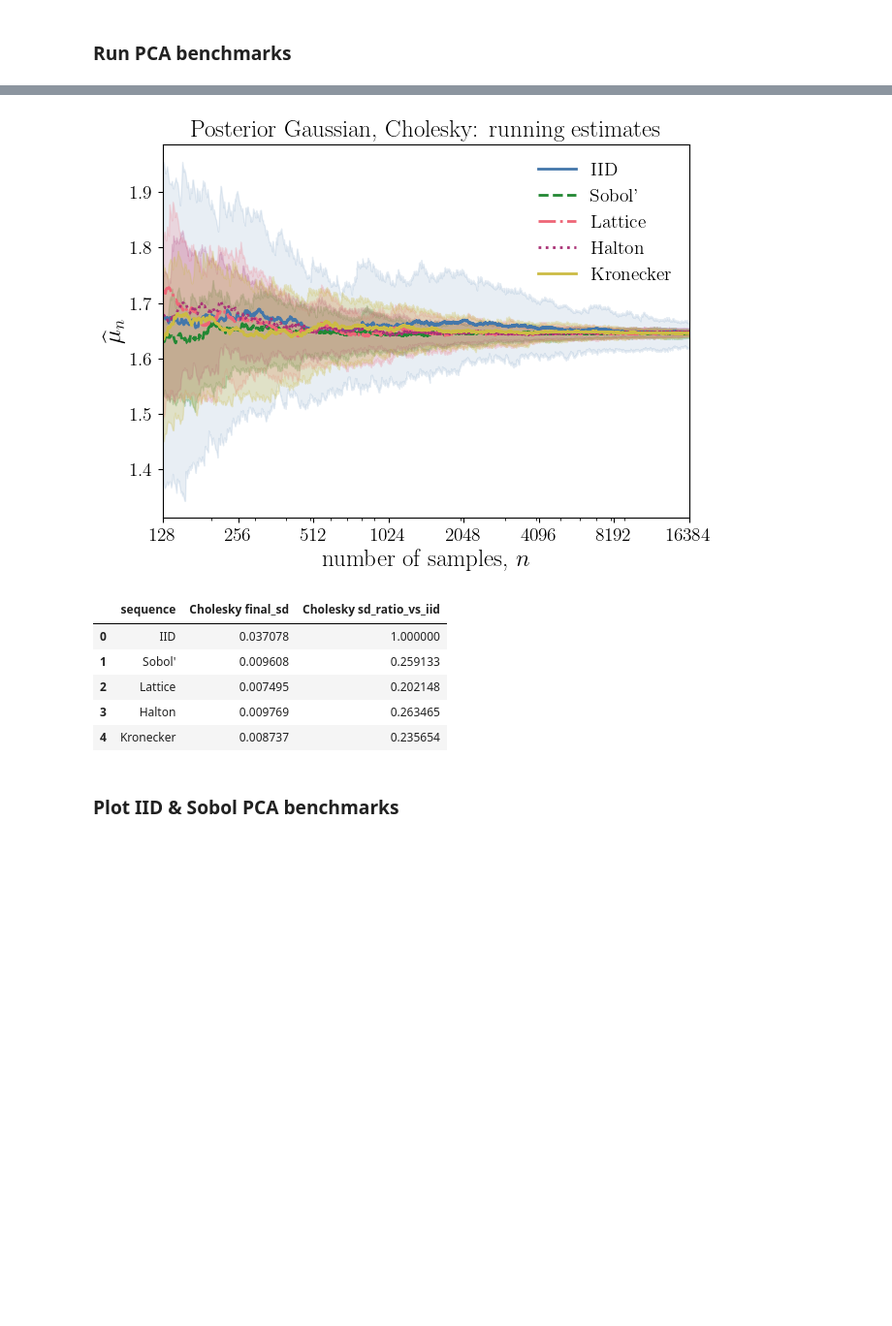
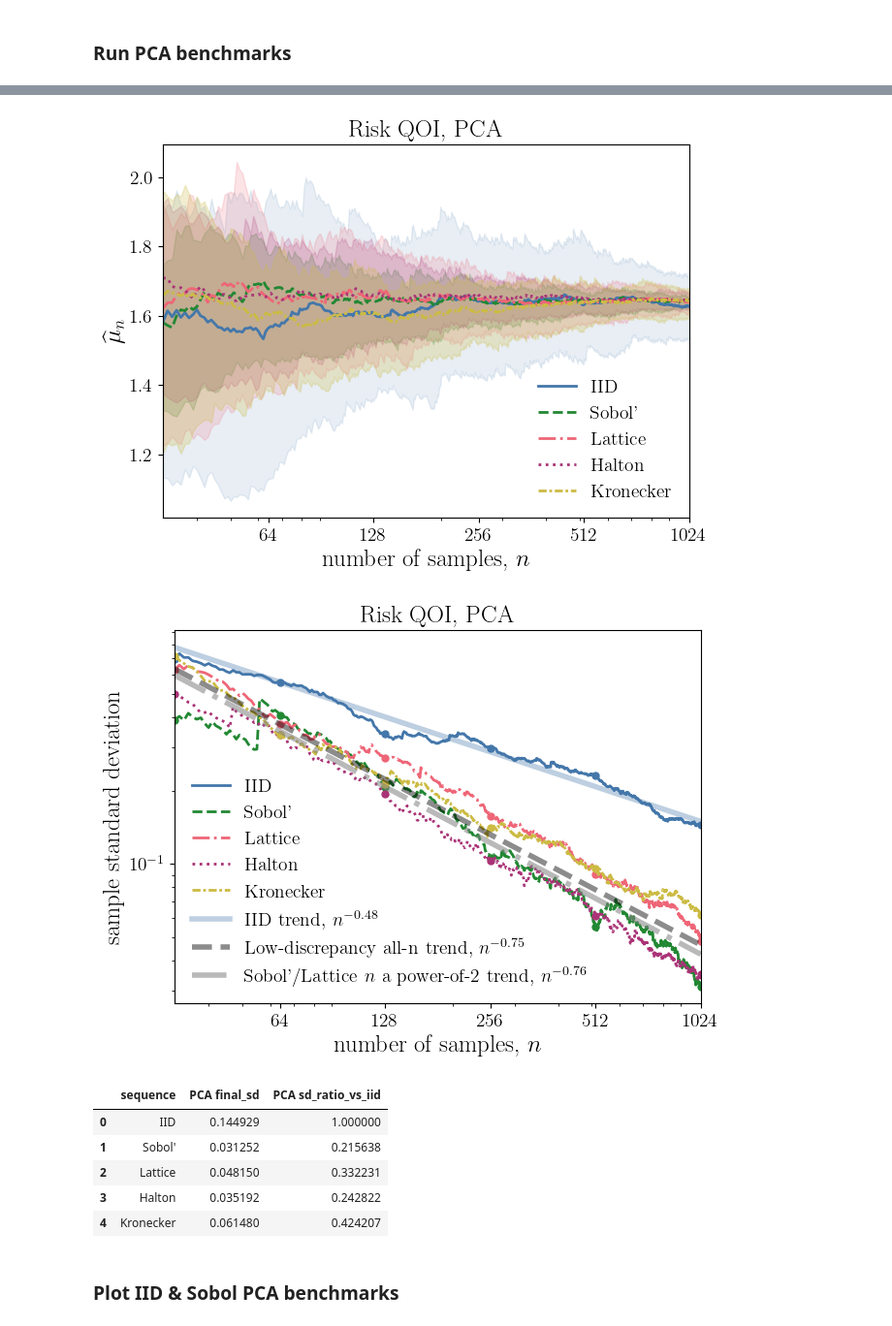
Before and after one commit to fjhickernell/MCQMC26, a Jupyter notebook: notebooks/MCQMC2026_UQ_Penalty_Example.ipynb, the cells around one changed output, grey strips where cells are left out. Shown at 97% size. Saved outputs shown, nothing was run; the diff lists cells and outputs as text; code cells hidden in the pictures; blank space fills up the shorter version.

```diff
--- a/notebooks/MCQMC2026_UQ_Penalty_Example.ipynb
+++ b/notebooks/MCQMC2026_UQ_Penalty_Example.ipynb
@@ -241,7 +262,7 @@ plt.show()
 # %% [markdown]
 ## Sequences
 # %%
-kron_vec = np.loadtxt("kron_vector_d-100_N-2exp20_2026_06_01.txt")
+kron_vec = np.loadtxt(GENVEC_DIR / "kron_vector_d-100_N-2exp20_2026_06_01.txt")
 sequences = {
     "iid": {
         "label": "IID",
@@ -275,7 +296,7 @@ sequences = {
         "label": "Kronecker",
         "distribution": lambda reps=None: qp.Kronecker(d_grid, randomize=True, replications=reps, generating_vector=kron_vec),
         "color": colors["yellow"],
-        "linestyle": "-",
+        "linestyle": (0, (3, 1, 1, 1)),
         "alpha": 0.25,
     },
 }
@@ -306,23 +327,20 @@ def risk_integrand_g(f_samples):
 # %%
 transforms = {
     "chol": {
-        "label": "Posterior Gaussian, Cholesky",
+        "label": "Risk QOI, Cholesky",
         "short_label": "Cholesky",
         "decomp_type": "Cholesky",
         "integrand": risk_integrand_g,
         "savefig_suffix": "chol",
     },
     "pca": {
-        "label": "Posterior Gaussian, PCA",
+        "label": "Risk QOI, PCA",
         "short_label": "PCA",
         "decomp_type": "PCA",
         "integrand": risk_integrand_g,
         "savefig_suffix": "pca",
     },
 }
-
-transform_key = "pca"
-transform = transforms[transform_key]
 # %% [markdown]
 ## First direct integrand Monte Carlo and Sobol' checks
 # %%
@@ -564,11 +794,11 @@ from pathlib import Path
 from datetime import datetime
 import pickle
 
-def benchmark_cache_path(
+def cache_benchmark_path(
     transform_key,
     n,
     reps,
-    cache_dir="benchmark_cache",
+    cache_dir=CACHE_BENCHMARK_DIR,
     tag=None,
     timestamp=False,
 ):
@@ -620,4 +850,10 @@ def save_benchmark_payload(
 def load_benchmark_payload(path):
     with Path(path).open("rb") as f:
         return pickle.load(f)
+
+def set_transform_running(transform_key, running, payload=None):
+    transforms[transform_key]["running"] = running
+    if payload is not None:
+        transforms[transform_key]["payload"] = payload
+    return running
 # %% [markdown]
@@ -755,7 +971,5 @@ def plot_and_summarize_transform_benchmark(
 # %% [markdown]
 ### Parameters for the replications
 # %%
-n = 2**14 #max sample size for benchmarks
-r = 100 #number of replications
-n_min_plt=2**8  #min sample size for plots
-fill_hw_default = 0.25 #half-width of band
+n = 2**10 #max sample size for benchmarks
+n_min_plt= n // 2**5  #min sample size for plots
@@ -789,25 +1003,29 @@ benchmark_cache/running_pca_n16384_reps100.pkl
 # %%
 transform_key = "pca"
 transform = transforms[transform_key]
 
-if not run_sims:
-    payload = load_benchmark_payload(benchmark_files[transform_key])
-    running = payload["running"]
+payload = load_benchmark_payload(benchmark_files[transform_key])
+running = payload["running"]
 
-summary = plot_and_summarize_transform_benchmark(
-    transform_key=payload["transform_key"],
+transforms[transform_key]["running"] = running
+transforms[transform_key]["payload"] = payload
+
+pca_summary = plot_and_summarize_transform_benchmark(
+    transform_key=transform_key,
     running=running,
+    n_min_plot=n_min_plt,
 )
 
-display(summary)
+display(pca_summary)
 # %% [output]
-[figure, old version]
+[figure, new version]
+[figure, added]
-|  | sequence | Cholesky final_sd | Cholesky sd_ratio_vs_iid |
-| 0 | IID | 0.037078 | 1.000000 |
-| 1 | Sobol' | 0.009608 | 0.259133 |
-| 2 | Lattice | 0.007495 | 0.202148 |
-| 3 | Halton | 0.009769 | 0.263465 |
-| 4 | Kronecker | 0.008737 | 0.235654 |
+|  | sequence | PCA final_sd | PCA sd_ratio_vs_iid |
+| 0 | IID | 0.144929 | 1.000000 |
+| 1 | Sobol' | 0.031252 | 0.215638 |
+| 2 | Lattice | 0.048150 | 0.332231 |
+| 3 | Halton | 0.035192 | 0.242822 |
+| 4 | Kronecker | 0.061480 | 0.424207 |
 # %% [markdown]
 ### Plot IID & Sobol PCA benchmarks
 # %%
```
Also changed, not shown: parts of 21 cells of this notebook, 1 other file.
